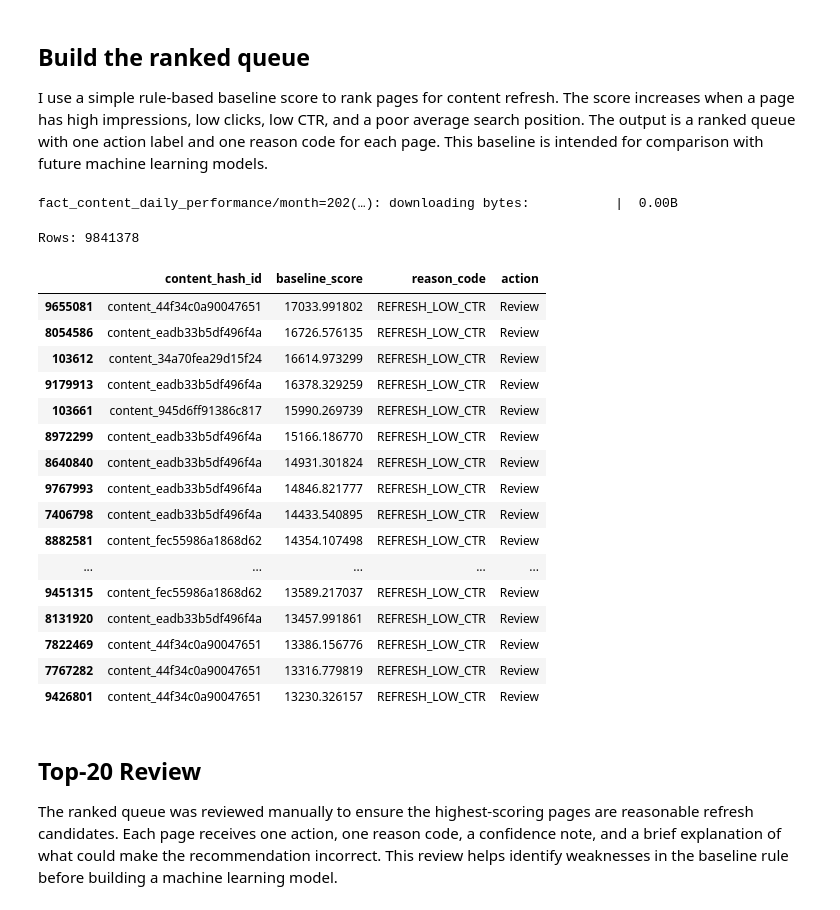
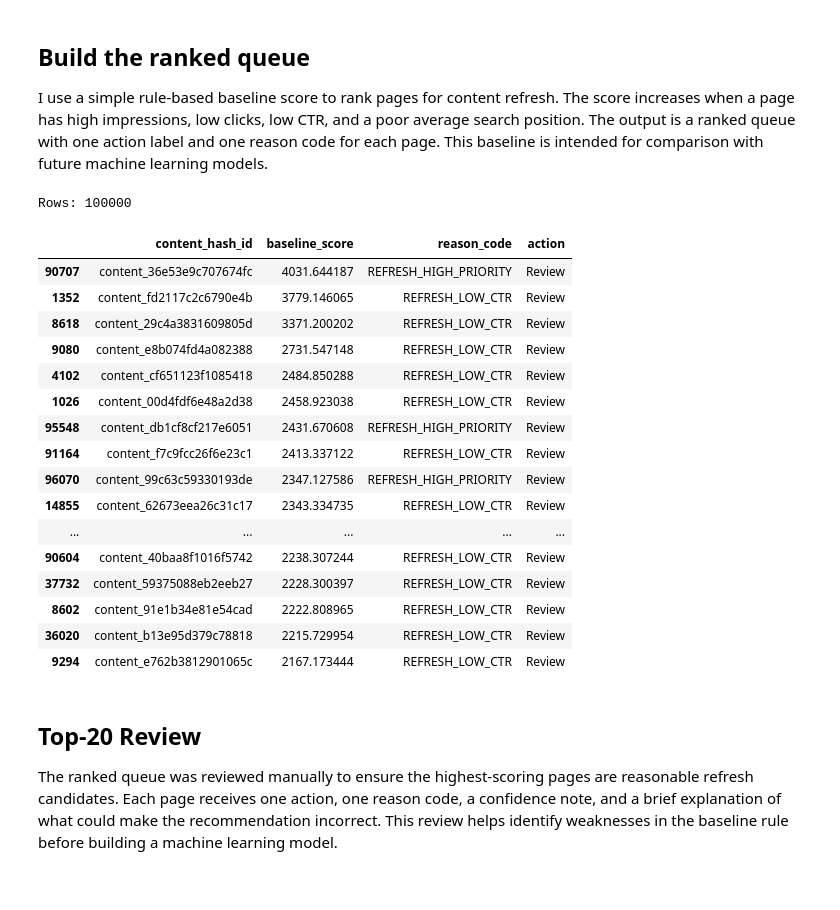
Before and after one commit to atif929/flyrank-ml-starter, a Jupyter notebook: work/notebooks/w04_baseline_score.ipynb, the cells around one changed output. Saved outputs shown, nothing was run; the diff lists cells and outputs as text; code cells hidden in the pictures.

```diff
--- a/work/notebooks/w04_baseline_score.ipynb
+++ b/work/notebooks/w04_baseline_score.ipynb
@@ -48,14 +48,18 @@ file_path = hf_hub_download(
     token=token
 )
 
-# Read data
 con = duckdb.connect()
 
 df = con.execute(f"""
-SELECT *
+SELECT
+    content_hash_id,
+    report_date,
+    gsc_impressions,
+    gsc_clicks,
+    gsc_avg_position
 FROM read_parquet('{file_path}')
+LIMIT 100000
 """).fetch_df()
-
 # -------------------------------
 # Build baseline queue
 # -------------------------------
@@ -86,51 +90,50 @@ queue.loc[
     "reason_code"
 ] = "REFRESH_HIGH_PRIORITY"
 
 # Action
 queue["action"] = "Review"
 
 # Rank
 queue = queue.sort_values("baseline_score", ascending=False)
 
 # Save CSV
 os.makedirs("work/outputs", exist_ok=True)
 
 queue.to_csv(
     "work/outputs/baseline_action_score.csv",
     index=False
 )
 
 print("Rows:", len(queue))
 display(
     queue[
         [
             "content_hash_id",
             "baseline_score",
             "reason_code",
             "action"
         ]
     ].head(20)
 )
 # %% [output]
-fact_content_daily_performance/month=202(…): downloading bytes:           |  0.00B
+Rows: 100000
-Rows: 9841378
 |  | content_hash_id | baseline_score | reason_code | action |
-| 9655081 | content_44f34c0a90047651 | 17033.991802 | REFRESH_LOW_CTR | Review |
-| 8054586 | content_eadb33b5df496f4a | 16726.576135 | REFRESH_LOW_CTR | Review |
-| 103612 | content_34a70fea29d15f24 | 16614.973299 | REFRESH_LOW_CTR | Review |
-| 9179913 | content_eadb33b5df496f4a | 16378.329259 | REFRESH_LOW_CTR | Review |
-| 103661 | content_945d6ff91386c817 | 15990.269739 | REFRESH_LOW_CTR | Review |
-| 8972299 | content_eadb33b5df496f4a | 15166.186770 | REFRESH_LOW_CTR | Review |
-| 8640840 | content_eadb33b5df496f4a | 14931.301824 | REFRESH_LOW_CTR | Review |
-| 9767993 | content_eadb33b5df496f4a | 14846.821777 | REFRESH_LOW_CTR | Review |
-| 7406798 | content_eadb33b5df496f4a | 14433.540895 | REFRESH_LOW_CTR | Review |
-| 8882581 | content_fec55986a1868d62 | 14354.107498 | REFRESH_LOW_CTR | Review |
+| 90707 | content_36e53e9c707674fc | 4031.644187 | REFRESH_HIGH_PRIORITY | Review |
+| 1352 | content_fd2117c2c6790e4b | 3779.146065 | REFRESH_LOW_CTR | Review |
+| 8618 | content_29c4a3831609805d | 3371.200202 | REFRESH_LOW_CTR | Review |
+| 9080 | content_e8b074fd4a082388 | 2731.547148 | REFRESH_LOW_CTR | Review |
+| 4102 | content_cf651123f1085418 | 2484.850288 | REFRESH_LOW_CTR | Review |
+| 1026 | content_00d4fdf6e48a2d38 | 2458.923038 | REFRESH_LOW_CTR | Review |
+| 95548 | content_db1cf8cf217e6051 | 2431.670608 | REFRESH_HIGH_PRIORITY | Review |
+| 91164 | content_f7c9fcc26f6e23c1 | 2413.337122 | REFRESH_LOW_CTR | Review |
+| 96070 | content_99c63c59330193de | 2347.127586 | REFRESH_HIGH_PRIORITY | Review |
+| 14855 | content_62673eea26c31c17 | 2343.334735 | REFRESH_LOW_CTR | Review |
 | ... | ... | ... | ... | ... |
-| 9451315 | content_fec55986a1868d62 | 13589.217037 | REFRESH_LOW_CTR | Review |
-| 8131920 | content_eadb33b5df496f4a | 13457.991861 | REFRESH_LOW_CTR | Review |
-| 7822469 | content_44f34c0a90047651 | 13386.156776 | REFRESH_LOW_CTR | Review |
-| 7767282 | content_44f34c0a90047651 | 13316.779819 | REFRESH_LOW_CTR | Review |
-| 9426801 | content_44f34c0a90047651 | 13230.326157 | REFRESH_LOW_CTR | Review |
+| 90604 | content_40baa8f1016f5742 | 2238.307244 | REFRESH_LOW_CTR | Review |
+| 37732 | content_59375088eb2eeb27 | 2228.300397 | REFRESH_LOW_CTR | Review |
+| 8602 | content_91e1b34e81e54cad | 2222.808965 | REFRESH_LOW_CTR | Review |
+| 36020 | content_b13e95d379c78818 | 2215.729954 | REFRESH_LOW_CTR | Review |
+| 9294 | content_e762b3812901065c | 2167.173444 | REFRESH_LOW_CTR | Review |
 # %% [markdown]
 ## Top-20 Review
 
```
Also changed, not shown: parts of 1 cell of this notebook.
